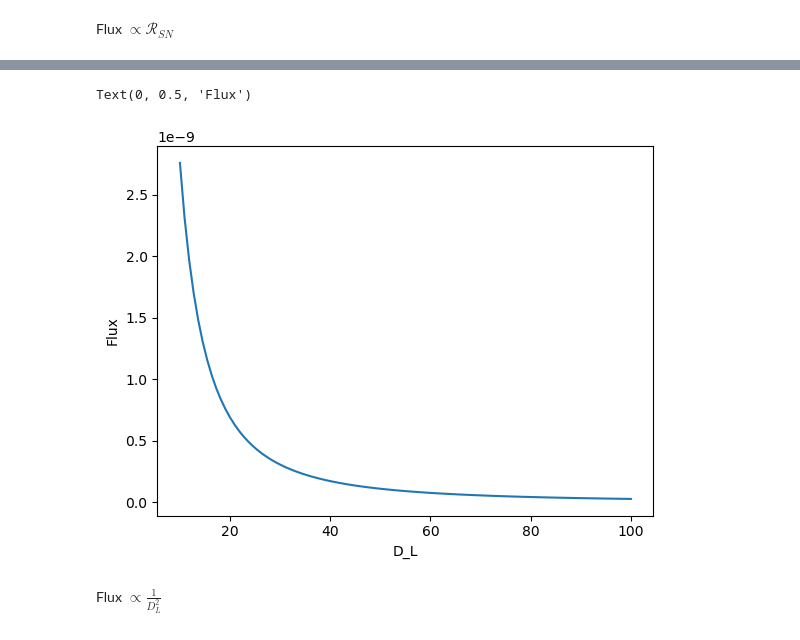
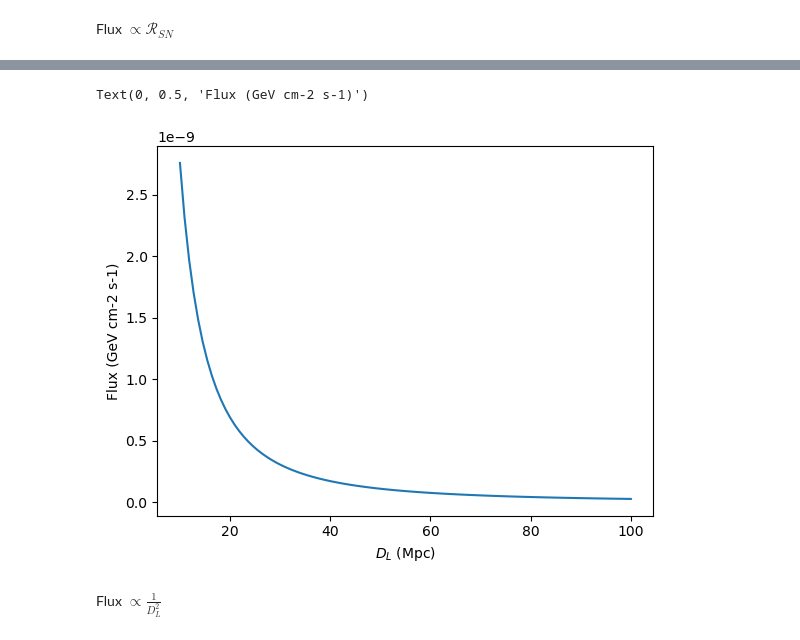
Before and after one commit to VictorCourvoisierGernigon/neutrino-gamma-flux-GOALS-galaxies, a Jupyter notebook: Tests.ipynb, the cells around one changed output, grey strips where cells are left out. Cells and saved outputs as stored; diff of their text form; code cells hidden in the pictures.

```diff
--- a/Tests.ipynb
+++ b/Tests.ipynb
@@ -46,7 +46,7 @@ Distance_L =np.linspace(10,100,100)
 tabfluxdl=[]
 for i in Distance_L :
     Arp220_1 = Flux(Ee, 250, 500, 1000,150, 4.0, 1e8, 2.5,i)
-    tabfluxdl.append(Arp220_1)S
+    tabfluxdl.append(Arp220_1)
 # %%
 print(Distance_L,tabfluxdl)
 # %% [output]
@@ -59,12 +73,11 @@ print(Distance_L,tabfluxdl)
 # %%
 plt.plot(Distance_L,tabfluxdl)
 
-plt.xlabel("D_L")
-plt.ylabel("Flux")
-plt.save
+plt.xlabel("$D_L$ (Mpc)")
+plt.ylabel("Flux (GeV cm-2 s-1)")
 # %% [output]
-Text(0, 0.5, 'Flux')
+Text(0, 0.5, 'Flux (GeV cm-2 s-1)')
-[figure, old version]
+[figure, new version]
 # %% [markdown]
 Flux $ \propto \frac{1}{D^2_L}$
 # %%
```
Also changed, not shown: parts of 8 cells of this notebook, 7 other files.
